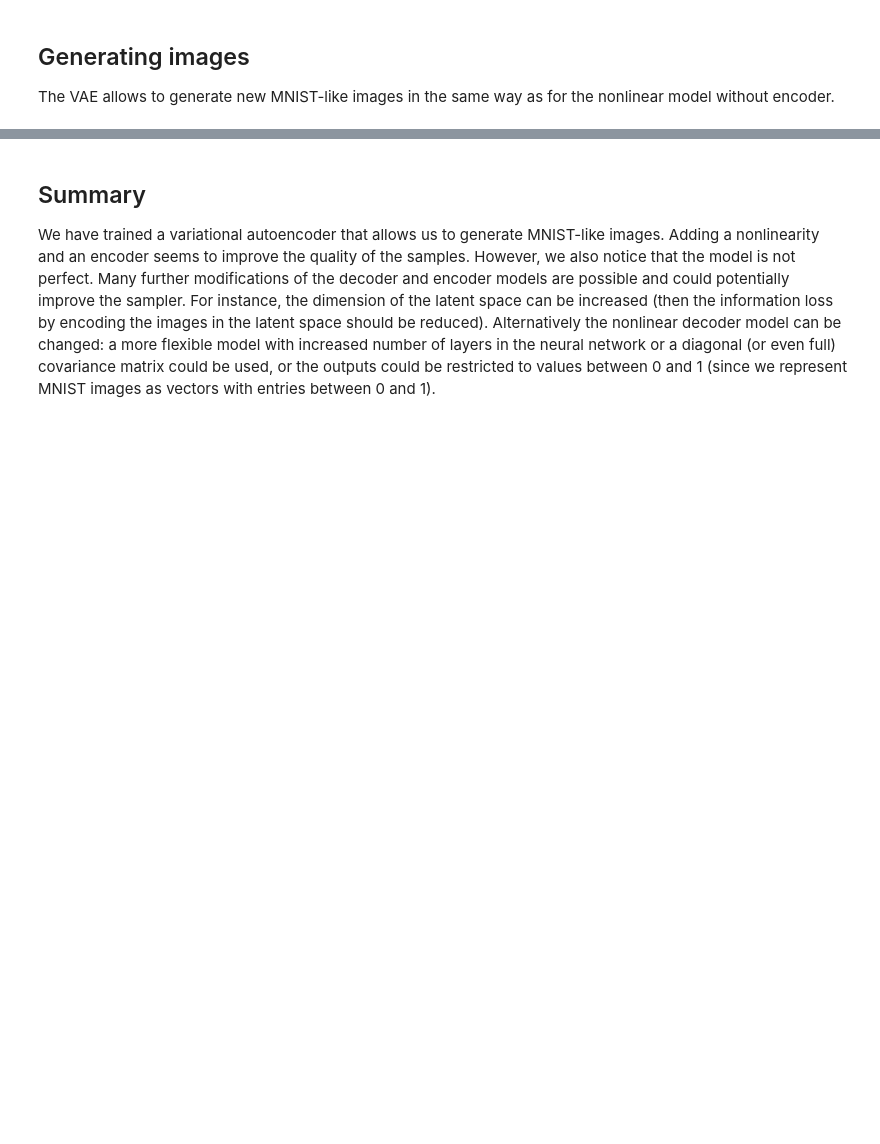
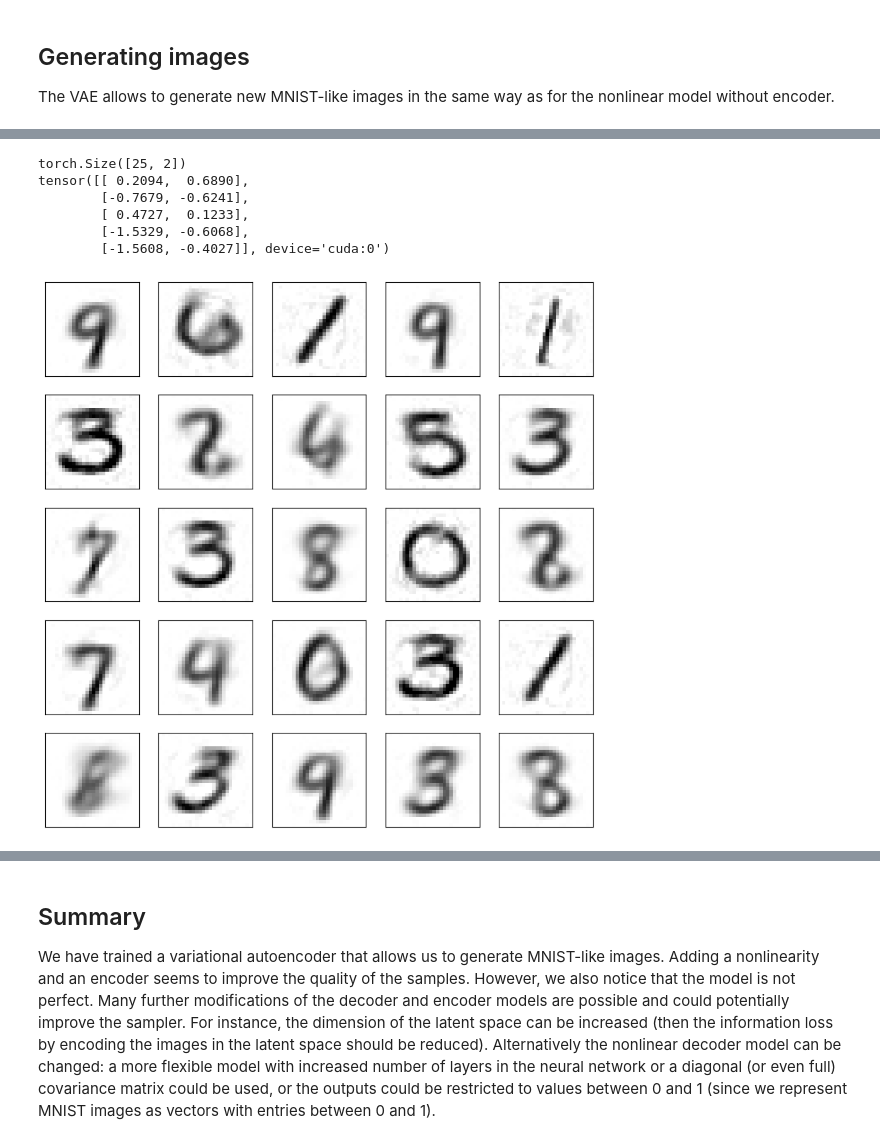
Before and after one commit to ccaulk/APML_exercise_sessions, a Jupyter notebook: Lab/VAE.ipynb, the cells around one changed output, grey strips where cells are left out. Cells and saved outputs as stored; diff of their text form; code cells hidden in the pictures; blank space fills up the shorter version.

```diff
--- a/Lab/VAE.ipynb
+++ b/Lab/VAE.ipynb
@@ -669,0 +764,19 @@ Perform sampling with different temperatures and study the quality of the sample
+# %%
+import torch.distributions as td
+T = 0.9
+mu_decode = torch.zeros(1, 2).to(device)
+cov = (torch.tensor([[1.0, 0.0], [0.0, 1.0]]) * T**2).to(device)
+mvn = td.MultivariateNormal(loc=mu_decode, covariance_matrix=cov)
+samples = mvn.sample([25]).squeeze(1).to(device)
+print(samples.shape)
+print(samples[:5])
+samples = model.decode(z_samples).detach()
+plot_images(samples)
+# %% [output]
+torch.Size([25, 2])
+tensor([[ 0.2094,  0.6890],
+        [-0.7679, -0.6241],
+        [ 0.4727,  0.1233],
+        [-1.5329, -0.6068],
+        [-1.5608, -0.4027]], device='cuda:0')
+[figure, added]
```
Also changed, not shown: parts of 17 cells of this notebook.
